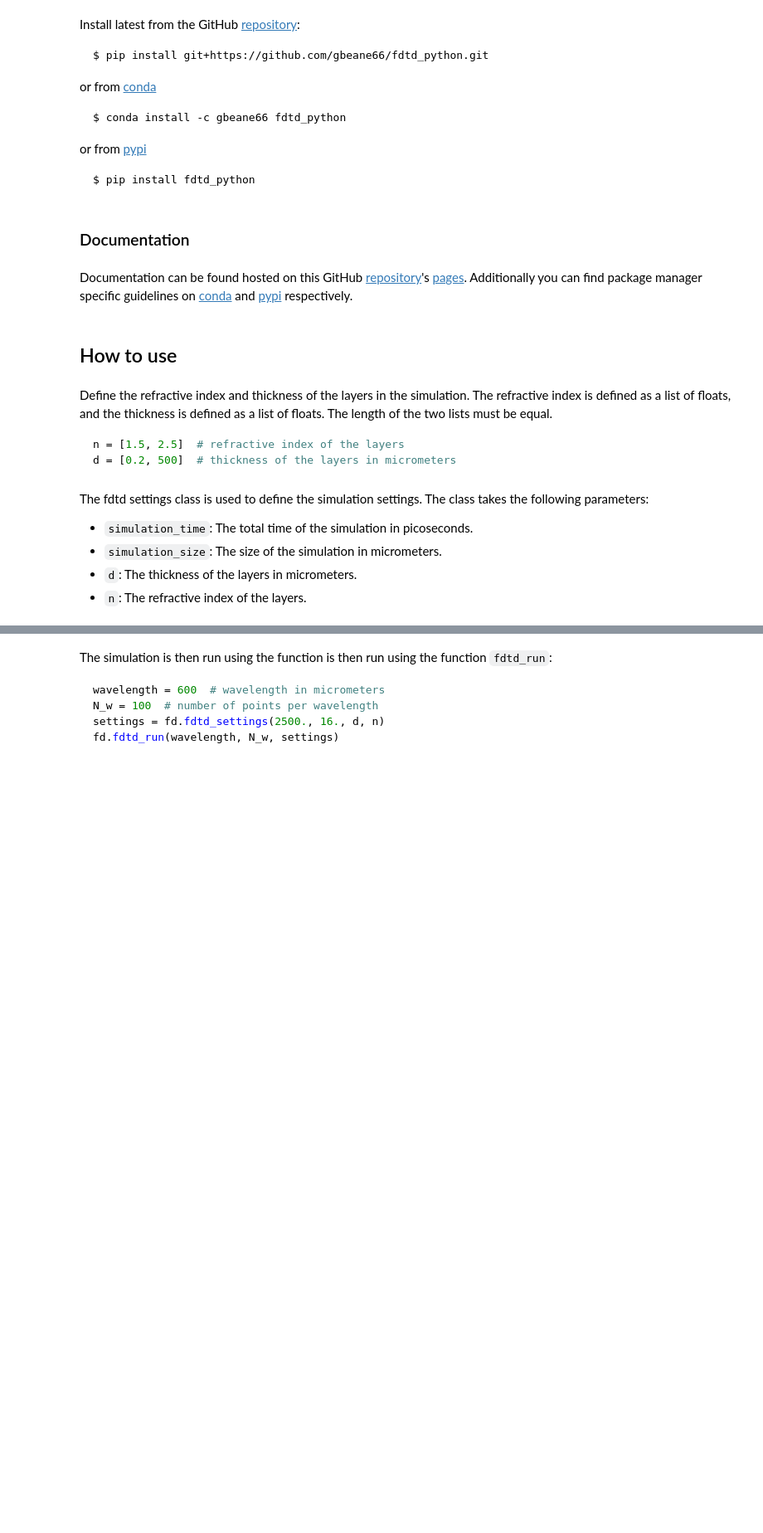
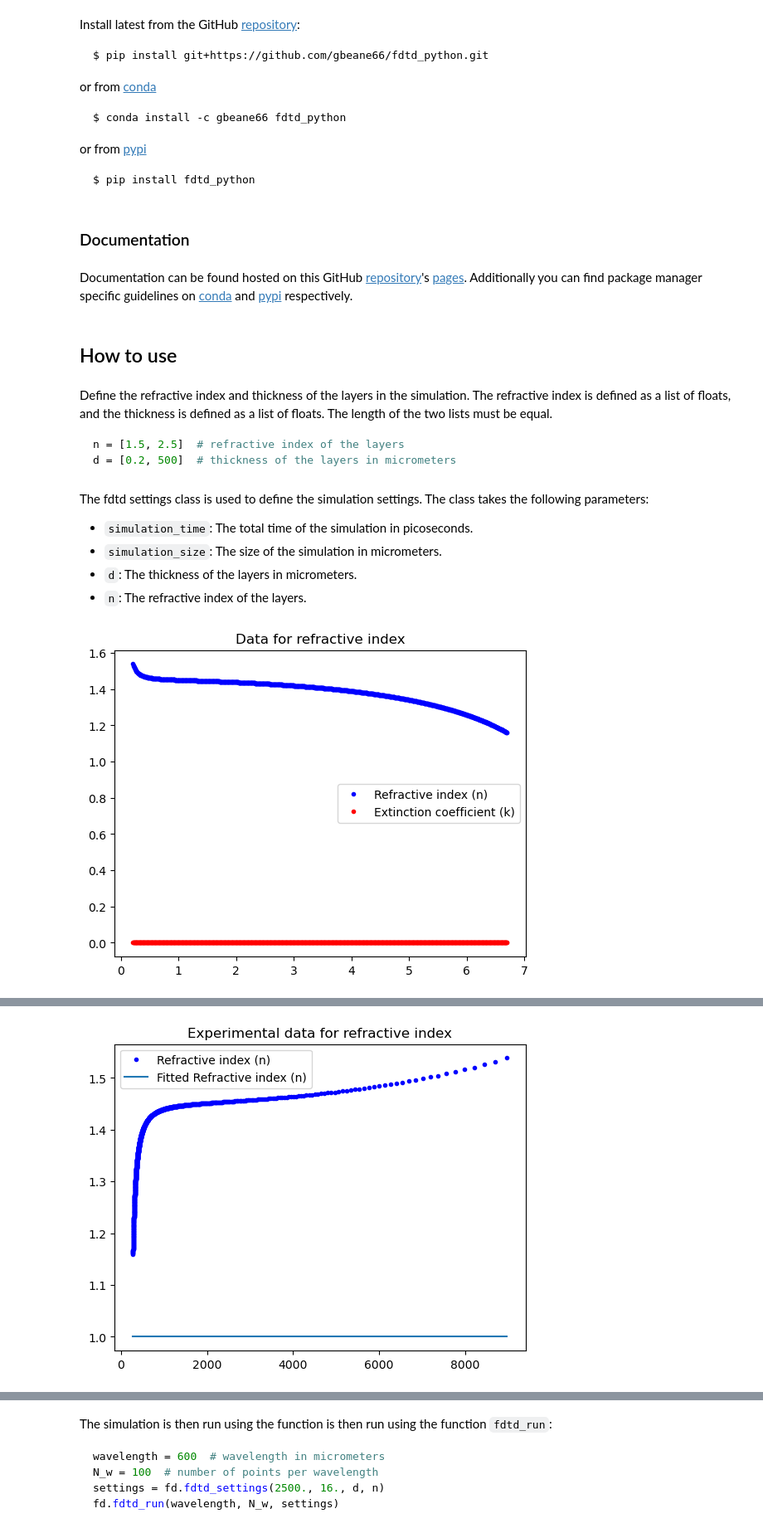
Before and after one commit to marora137/fdtd_python, a Jupyter notebook: nbs/index.ipynb, the cells around one changed output, grey strips where cells are left out. Shown: that part at 83% size. Drawn from its saved outputs; the diff is of its cells as text; code cells hidden in the pictures; blank space fills up the shorter version.

```diff
--- a/nbs/index.ipynb
+++ b/nbs/index.ipynb
@@ -82,0 +83,66 @@ settings = fd.fdtd_settings(2500.,16.,d,n)
+# %%
+# Fitting code to obtain frequency dependent refractive index from experimental data
+
+# Taking material data from refractiveindex.info
+mat = RefractiveIndexMaterial(shelf="main",book="SiO2",page="Malitson")
+l_mat = mat.material.originalData['wavelength (um)']
+n_mat_exp = mat.material.originalData['n']
+omega_mat = 2*np.pi*300/l_mat
+plt.figure()
+plt.plot(l_mat,n_mat_exp.real,'b.',label="Refractive index (n)")
+plt.plot(l_mat,n_mat_exp.imag,'r.',label="Extinction coefficient (k)")
+plt.title("Data for refractive index")
+plt.legend()
+plt.show()
+
+# Perfoming the fit
+
+
+poles = 3
+
+# !! THIS IS BROKEN AND GIVES TERRIBLE FITS MOST OF THE TIME !!
+coeffs = fd.fit_refractive_index(l_mat,n_mat_exp,poles)
+
+print(coeffs)
+B = coeffs[1::3]
+C = coeffs[2::3]
+D = coeffs[3::3]
+n_from_coeffs = lambda lb: (coeffs[0] + np.sum(np.array([(B[i])/(1 + 1j*D[i]*(1/lb) - (C[i]**2)/(lb**2)) for i in range(1,len(B))]),axis=0))**0.5
+print(coeffs)
+plt.figure()
+plt.plot(omega_mat,n_mat_exp.real,'b.',label="Refractive index (n)")
+plt.plot(omega_mat,n_from_coeffs(l_mat).real,label="Fitted Refractive index (n)")
+if not np.all(np.isreal(n_mat_exp)):
+    plt.plot(omega_mat,n_mat_exp.imag,'r.',label="Extinction coefficient (k)")
+    plt.plot(omega_mat,n_from_coeffs(l_mat).imag,label="Fitted Extinction coefficient (k)")
+plt.title("Experimental data for refractive index")
+plt.legend()
+plt.show()
+
+plt.figure()
+plt.plot(l_mat,n_mat_exp.real,'b.',label="Refractive index (n)")
+plt.plot(l_mat,n_from_coeffs(l_mat).real,label="Fitted Refractive index (n)")
+if not np.all(np.isreal(n_mat_exp)):
+    plt.plot(l_mat,n_mat_exp.imag,'r.',label="Extinction coefficient (k)")
+    plt.plot(l_mat,n_from_coeffs(l_mat).imag,label="Fitted Extinction coefficient (k)")
+plt.title("Experimental data for refractive index")
+plt.legend()
+plt.show()
+
+n = [coeffs]
+
+plt.figure()
+reflection_coeff = abs((1-(n_from_coeffs(l_mat)))/(1+(n_from_coeffs(l_mat))))**2
+plt.plot(l_mat,reflection_coeff,'k',label="Reflection coefficient")
+#plt.plot(l,1-reflection_coeff,'k',label="Transmission coefficient")
+plt.legend()
+plt.show()
+
+plt.figure()
+reflection_coeff = abs((1-(n_from_coeffs(l_mat)))/(1+(n_from_coeffs(l_mat))))**2
+plt.plot(omega_mat,reflection_coeff,'k',label="Reflection coefficient (Frequency)")
+#plt.plot(2*np.pi*300/l,1-reflection_coeff,'k',label="Transmission coefficient (Frequency)")
+plt.legend()
+plt.show()
+# %% [output]
+[figure, added]
@@ -82,0 +166 @@ settings = fd.fdtd_settings(2500.,16.,d,n)
+[figure, added]
```
Also changed, not shown: parts of 12 cells of this notebook, 9 other files.
